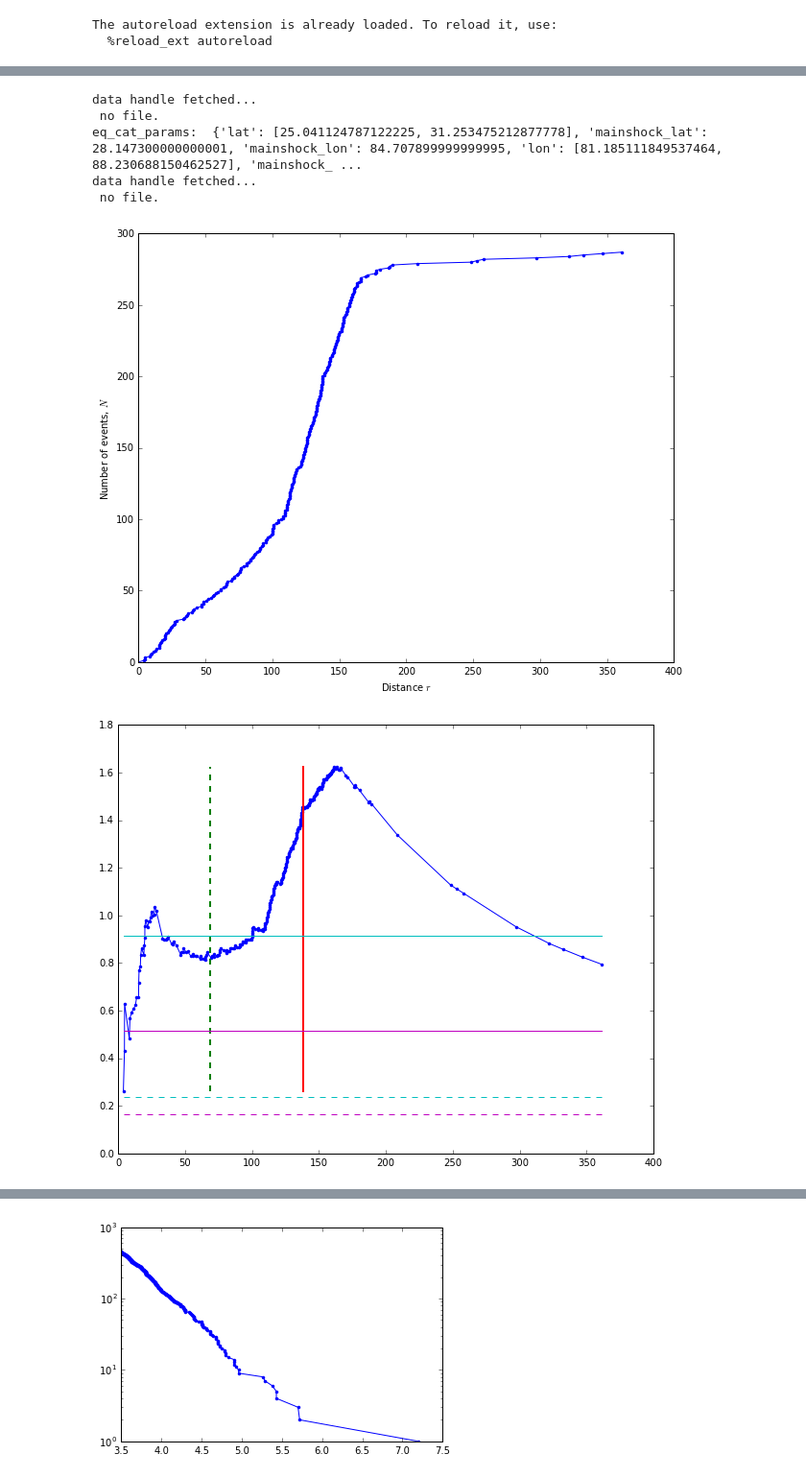
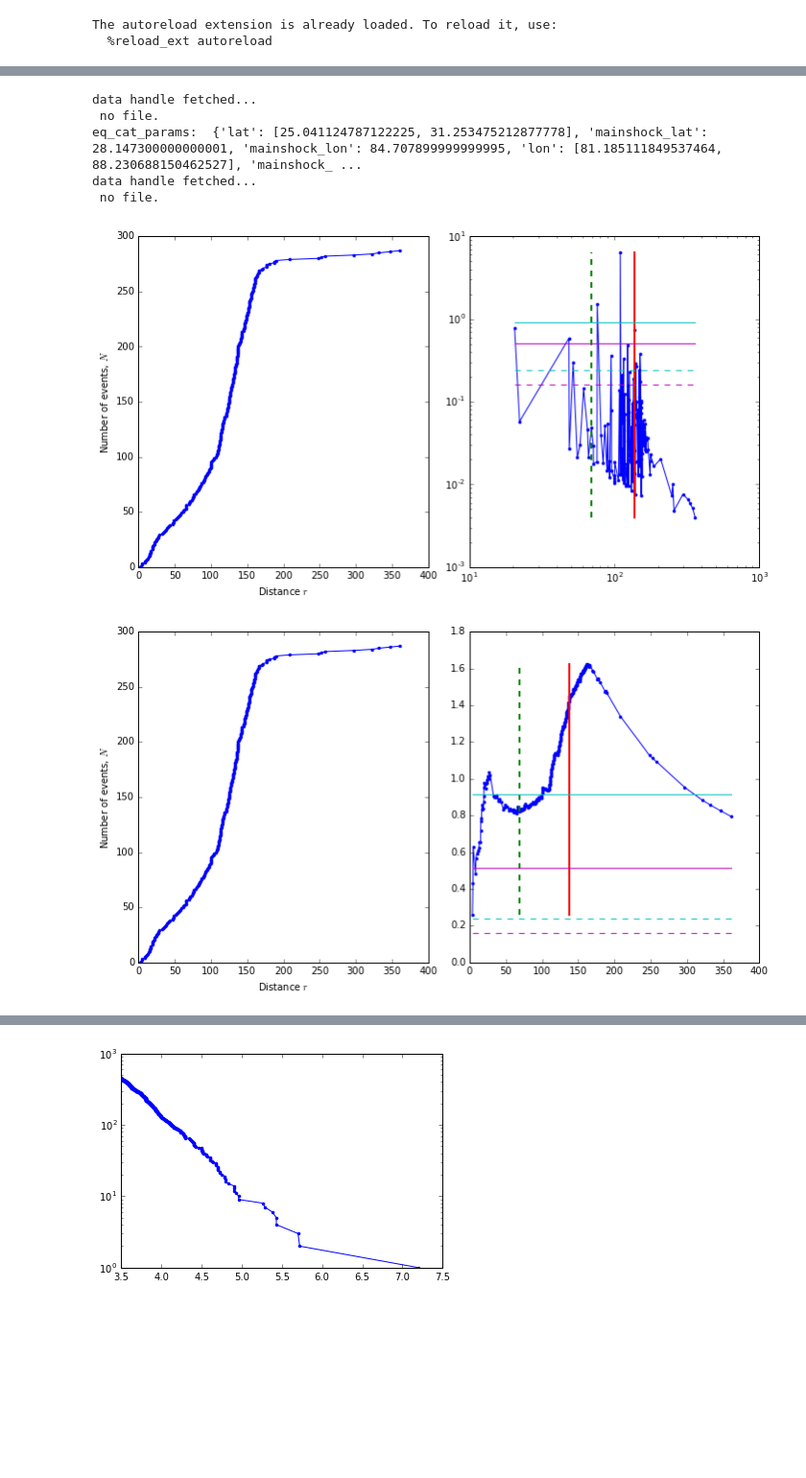
Before and after one commit to markyoder/globalETAS, a Jupyter notebook: etas_linear_density_figs.ipynb, the cells around one changed output, grey strips where cells are left out. Shown at 96% size. Cells and saved outputs as stored; diff of their text form; code cells hidden in the pictures; blank space fills up the shorter version.

Commit message:
more work on the linear distribution figures notebook...

```diff
--- a/etas_linear_density_figs.ipynb
+++ b/etas_linear_density_figs.ipynb
@@ -182,3 +285,6 @@ def dtm64_to_datetime(x, tz_out=pytz.timezone('UTC')):
 
 def log_N_prime_max(m, mc, dm=1.0, D=1.5, d_lambda=1.76):
     return numpy.log10(2) - (.5*m - d_lambda) + (2./(2.+D))*numpy.log10(1.+D/2.) + (D/(2.+D))*(m - dm - mc)
+# %%
+A = LD_figure(**nepal_params)
+A.plot_mean_N_prime()
@@ -185,12 +298,14 @@ def log_N_prime_max(m, mc, dm=1.0, D=1.5, d_lambda=1.76):
 # %%
-A = LD_figure(**nepal_params)
+A.plot_N_prime()
 # lats=[28.175-1., 28.175+1.], lons = [84.7-1., 84.7+1], to_dt=dtm.datetime(2015,5,1, tzinfo=pytz.timezone('UTC'))
 #
+A = LD_figure(**nepal_params)
+A.plot_mean_N_prime()
 # %% [output]
 data handle fetched...
  no file.
 eq_cat_params:  {'lat': [25.041124787122225, 31.253475212877778], 'mainshock_lat': 28.147300000000001, 'mainshock_lon': 84.707899999999995, 'lon': [81.185111849537464, 88.230688150462527], 'mainshock_ ...
 data handle fetched...
  no file.
-[figure, old version]
+[figure, new version]
-[figure, old version]
+[figure, new version]
```
Also changed, not shown: parts of 4 cells of this notebook.
